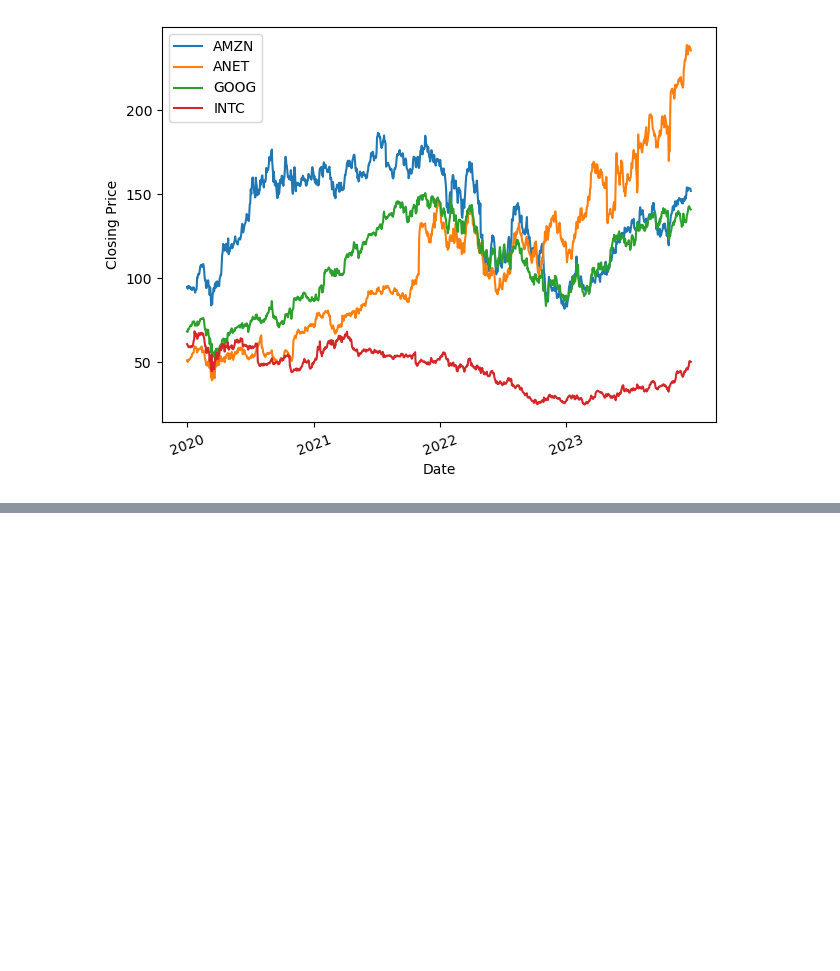
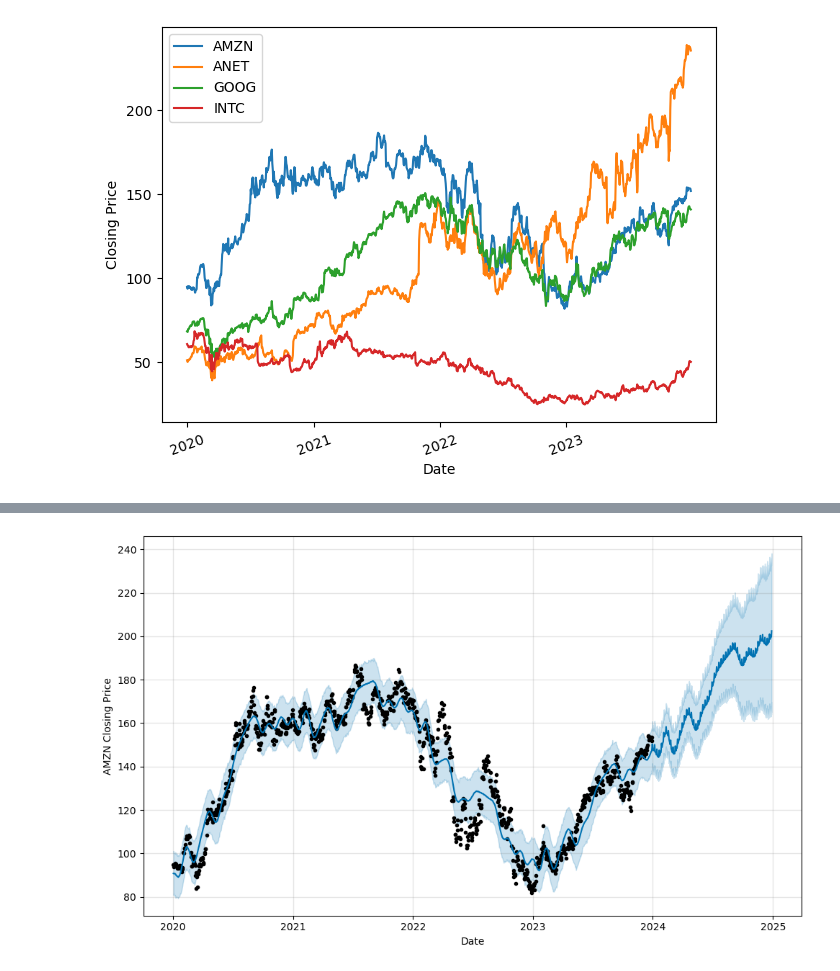
Before and after one commit to skiluvia/project1-varos-kiluvia-conley-melton, a Jupyter notebook: Project_1.ipynb, the cells around one changed output, grey strips where cells are left out. Drawn from its saved outputs; the diff is of its cells as text; code cells hidden in the pictures; blank space fills up the shorter version.

```diff
--- a/Project_1.ipynb
+++ b/Project_1.ipynb
@@ -95,3 +116,19 @@ plt.tight_layout()
 plt.show()
 # %% [output]
 [figure]
+# %%
+prophet_df_AMZN = amzn_data[['Date','AMZN']]
+prophet_df_AMZN = prophet_df_AMZN.rename(columns={'Date': 'ds', 'AMZN': 'y'})
+prophet_df_AMZN = prophet_df_AMZN.dropna()
+prophet_df_AMZN
+
+prophetModel_AMZN = Prophet()
+
+prophetModel_AMZN.fit(prophet_df_AMZN)
+
+future_trends_df = prophetModel_AMZN.make_future_dataframe(periods=8760, freq='H')
+
+forecast_trends_df = prophetModel_AMZN.predict(future_trends_df)
+
+predictions_df_AMZN = prophetModel_AMZN.plot(forecast_trends_df, xlabel='Date', ylabel='AMZN Closing Price')
+# %% [output]
@@ -97,0 +137 @@ plt.show()
+[figure, added]
```
Also changed, not shown: parts of 13 cells of this notebook.
